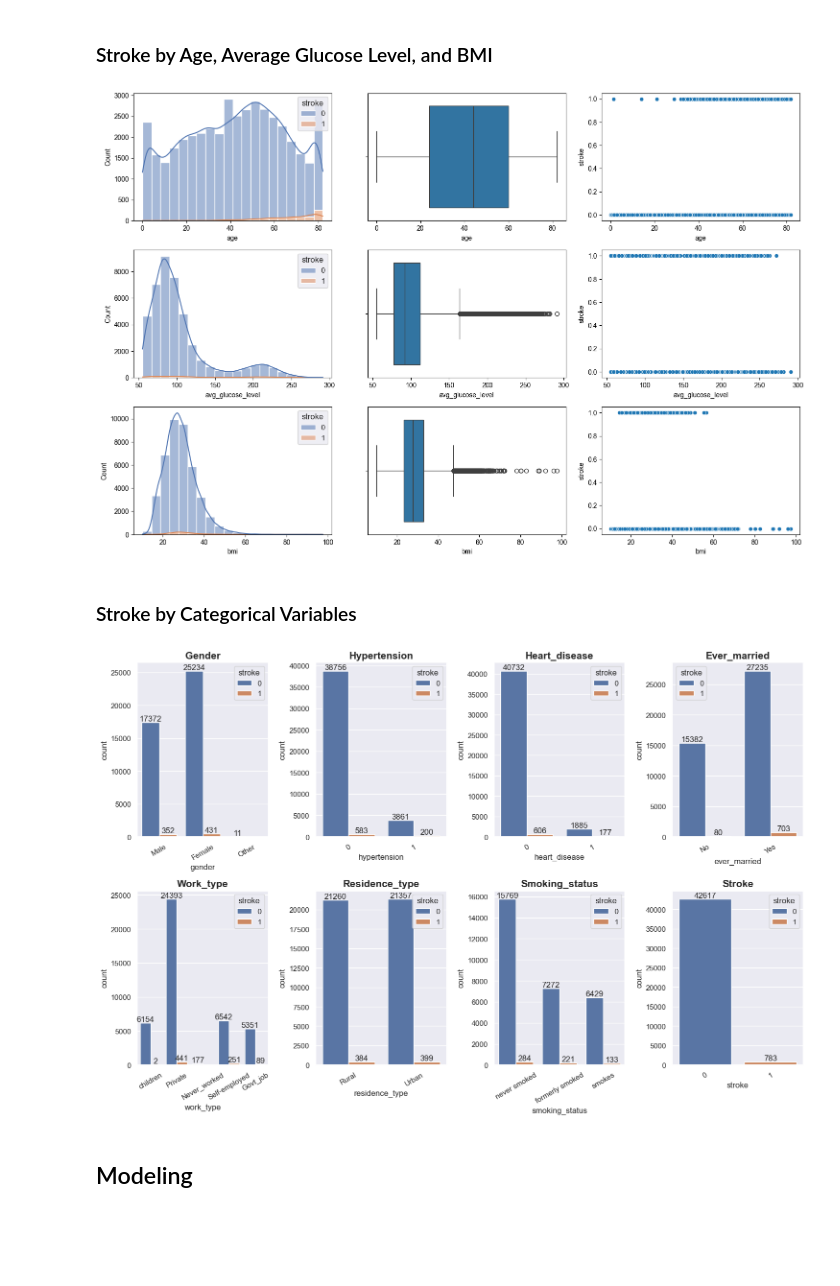
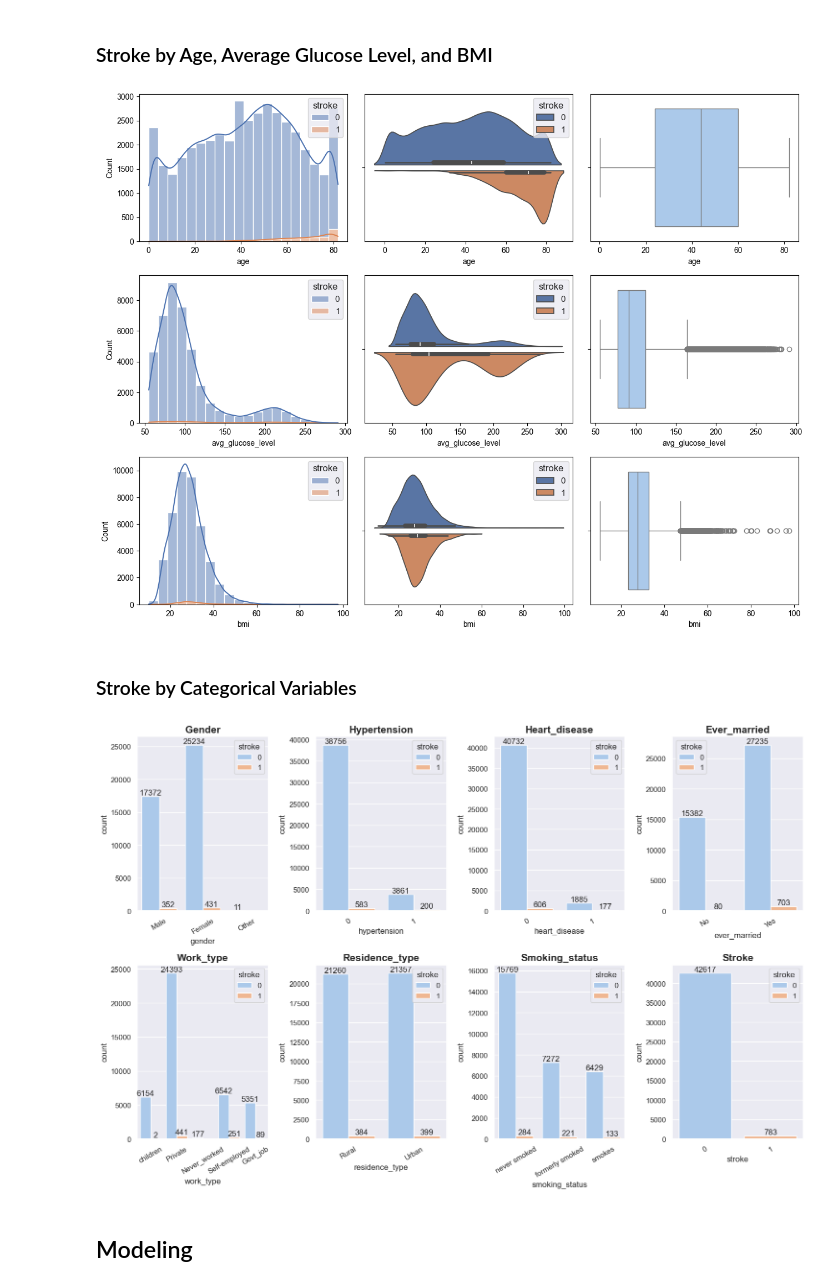
Before and after one commit to jakeryu37/Stroke-Prediction-ML-Model, a Jupyter notebook: Stroke_Prediction_Model.ipynb, the cells around one changed output. Drawn from its saved outputs; the diff is of its cells as text; code cells hidden in the pictures; blank space fills up the shorter version.

```diff
--- a/Stroke_Prediction_Model.ipynb
+++ b/Stroke_Prediction_Model.ipynb
@@ -119,19 +117,19 @@ Name: proportion, dtype: float64
 # %%
 # plot numerical variables
 def plot_num_var(numeric_cols):
-    fig, axs = plt.subplots(3, 3, figsize=(15,10))
+    fig, axs = plt.subplots(3, 3, figsize=(13,10))
     sns.set_theme()
 
     for i, col in enumerate(numeric_cols):
         sns.histplot(df, x=col, hue='stroke', kde=True, bins=20, multiple='stack', ax=axs[i, 0])
-        sns.boxplot(df, x=col, ax=axs[i, 1])
-        sns.scatterplot(df, x=col, y='stroke', ax=axs[i,2])
+        sns.violinplot(df, x=col, hue='stroke', split=True, gap=.1, ax=axs[i, 1])
+        sns.boxplot(df, x=col, ax=axs[i, 2], palette='pastel')
 
     plt.tight_layout()
 
 plot_num_var(numeric_cols)
 # %% [output]
-[figure, old version]
+[figure, new version]
 # %% [markdown]
 ### Stroke by Categorical Variables
 # %%
@@ -140,7 +138,7 @@ def plot_cat_var(categorical_cols):
     fig, axs = plt.subplots(len(categorical_cols)//4, 4, figsize=(15, 10))
 
     for i, col in enumerate(categorical_cols):
-        ax = sns.countplot(df, x=col, hue='stroke', ax=axs[i // 4, i % 4])
+        ax = sns.countplot(df, x=col, hue='stroke', palette='pastel', ax=axs[i // 4, i % 4])
         ax.tick_params(axis='x', rotation=30)
         ax.set_title(col.capitalize(), weight='bold', fontsize=15)
 
@@ -151,7 +149,7 @@ def plot_cat_var(categorical_cols):
 
 plot_cat_var(categorical_cols)
 # %% [output]
-[figure, old version]
+[figure, new version]
 # %% [markdown]
 ## Modeling
 # %% [markdown]
```
Also changed, not shown: parts of 9 cells of this notebook.
